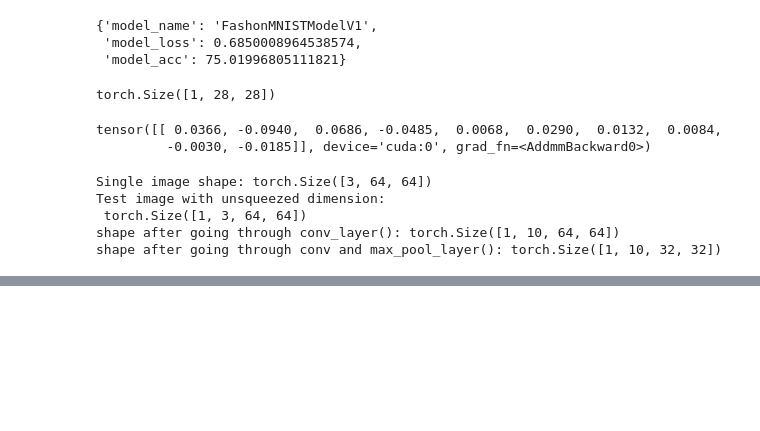
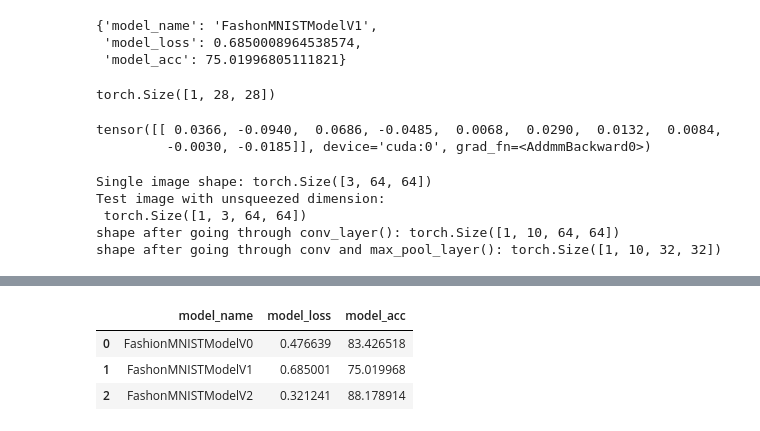
Before and after one commit to Alton01/FashionMNIST_computer_vision_pytorch, a Jupyter notebook: computer_vision_pytorch.ipynb, the cells around one changed output, grey strips where cells are left out. Cells and saved outputs as stored; diff of their text form; code cells hidden in the pictures; blank space fills up the shorter version.

Commit message:
implement pd.dataframe(model_0, model_1, model_2)

```diff
--- a/computer_vision_pytorch.ipynb
+++ b/computer_vision_pytorch.ipynb
@@ -635,0 +682,11 @@ model_2_results
+# %%
+#compare model results and training time
+
+import pandas as pd
+compare_results = pd.DataFrame(data=[model_0_results, model_1_results, model_2_results])
+compare_results
+# %% [output]
+|  | model_name | model_loss | model_acc |
+| 0 | FashionMNISTModelV0 | 0.476639 | 83.426518 |
+| 1 | FashonMNISTModelV1 | 0.685001 | 75.019968 |
+| 2 | FashonMNISTModelV2 | 0.321241 | 88.178914 |
```
Also changed, not shown: parts of 8 cells of this notebook.
